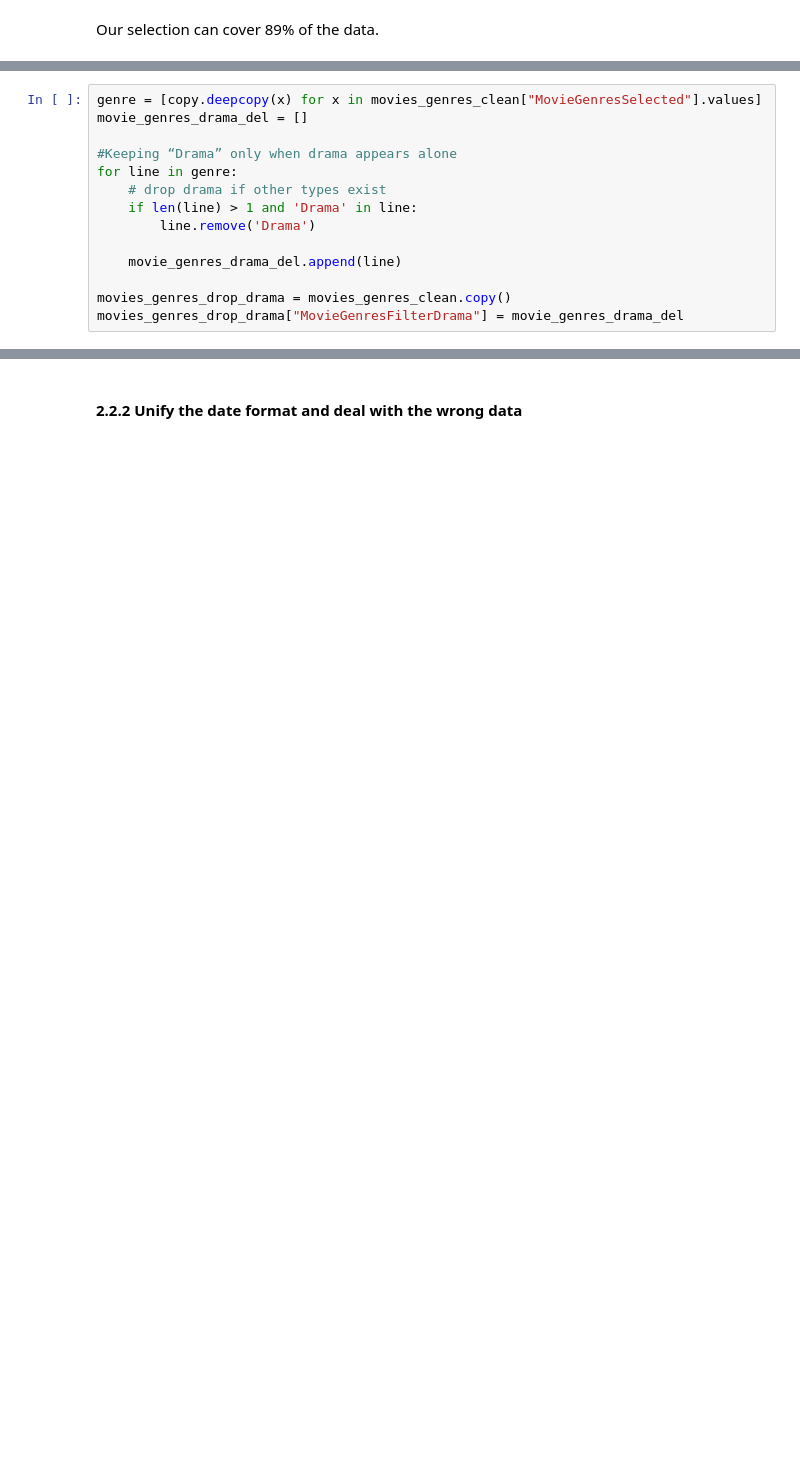
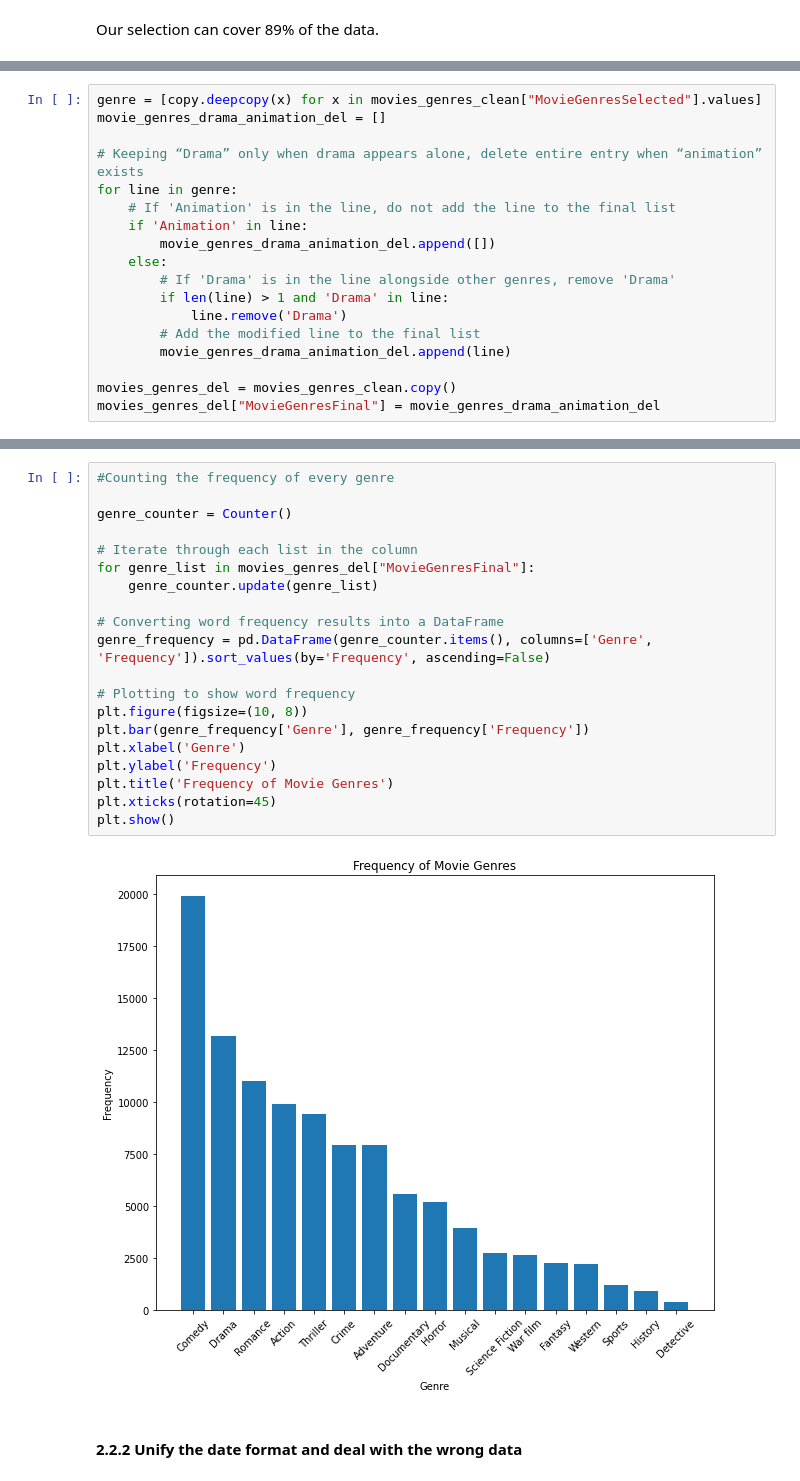
Before and after one commit to epfl-ada/ada-2023-project-datateahouse, a Jupyter notebook: Data Prerocessing.ipynb, the cells around one changed output, grey strips where cells are left out. Saved outputs shown, nothing was run; the diff lists cells and outputs as text; blank space fills up the shorter version.

```diff
--- a/Data Prerocessing.ipynb
+++ b/Data Prerocessing.ipynb
@@ -333,14 +357,18 @@ The definition of 'Drama' is too broad, and the high frequency of dramas makes t
 # %%
 genre = [copy.deepcopy(x) for x in movies_genres_clean["MovieGenresSelected"].values]
-movie_genres_drama_del = []
+movie_genres_drama_animation_del = []
 
-#Keeping “Drama” only when drama appears alone
+# Keeping “Drama” only when drama appears alone, delete entire entry when “animation” exists
 for line in genre:
-    # drop drama if other types exist
-    if len(line) > 1 and 'Drama' in line:
-        line.remove('Drama')
+    # If 'Animation' is in the line, do not add the line to the final list
+    if 'Animation' in line:
+        movie_genres_drama_animation_del.append([])
+    else:
+        # If 'Drama' is in the line alongside other genres, remove 'Drama'
+        if len(line) > 1 and 'Drama' in line:
+            line.remove('Drama')
+        # Add the modified line to the final list
+        movie_genres_drama_animation_del.append(line)
 
-    movie_genres_drama_del.append(line)
-
-movies_genres_drop_drama = movies_genres_clean.copy()
-movies_genres_drop_drama["MovieGenresFilterDrama"] = movie_genres_drama_del
+movies_genres_del = movies_genres_clean.copy()
+movies_genres_del["MovieGenresFinal"] = movie_genres_drama_animation_del
@@ -347,3 +378,25 @@ movies_genres_drop_drama["MovieGenresFilterDrama"] = movie_genres_drama_del
+# %%
+#Counting the frequency of every genre
+
+genre_counter = Counter()
+
+# Iterate through each list in the column
+for genre_list in movies_genres_del["MovieGenresFinal"]:
+    genre_counter.update(genre_list)
+
+# Converting word frequency results into a DataFrame
+genre_frequency = pd.DataFrame(genre_counter.items(), columns=['Genre', 'Frequency']).sort_values(by='Frequency', ascending=False)
+
+# Plotting to show word frequency
+plt.figure(figsize=(10, 8))
+plt.bar(genre_frequency['Genre'], genre_frequency['Frequency'])
+plt.xlabel('Genre')
+plt.ylabel('Frequency')
+plt.title('Frequency of Movie Genres')
+plt.xticks(rotation=45)
+plt.show()
+# %% [output]
+[figure, added]
 # %% [markdown]
 #### 2.2.2 Unify the date format and deal with the wrong data
 # %%
```
Also changed, not shown: parts of 49 cells of this notebook, 5 other files.
